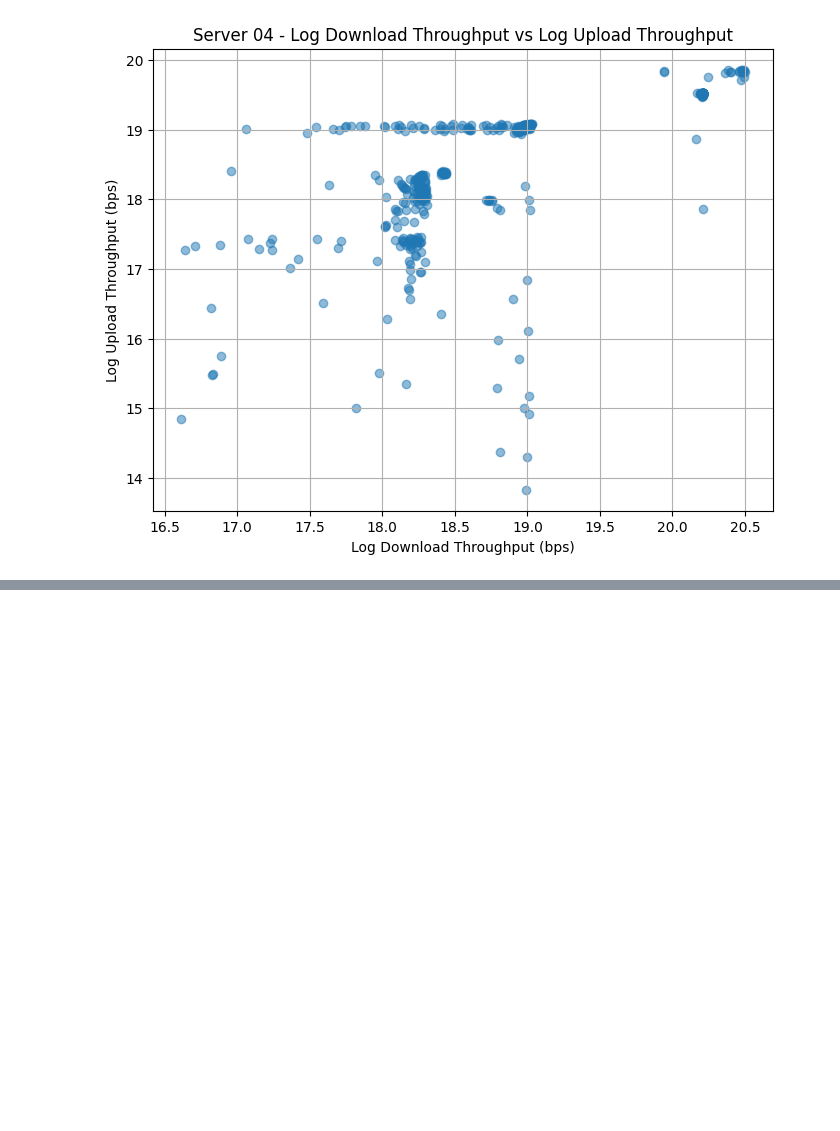
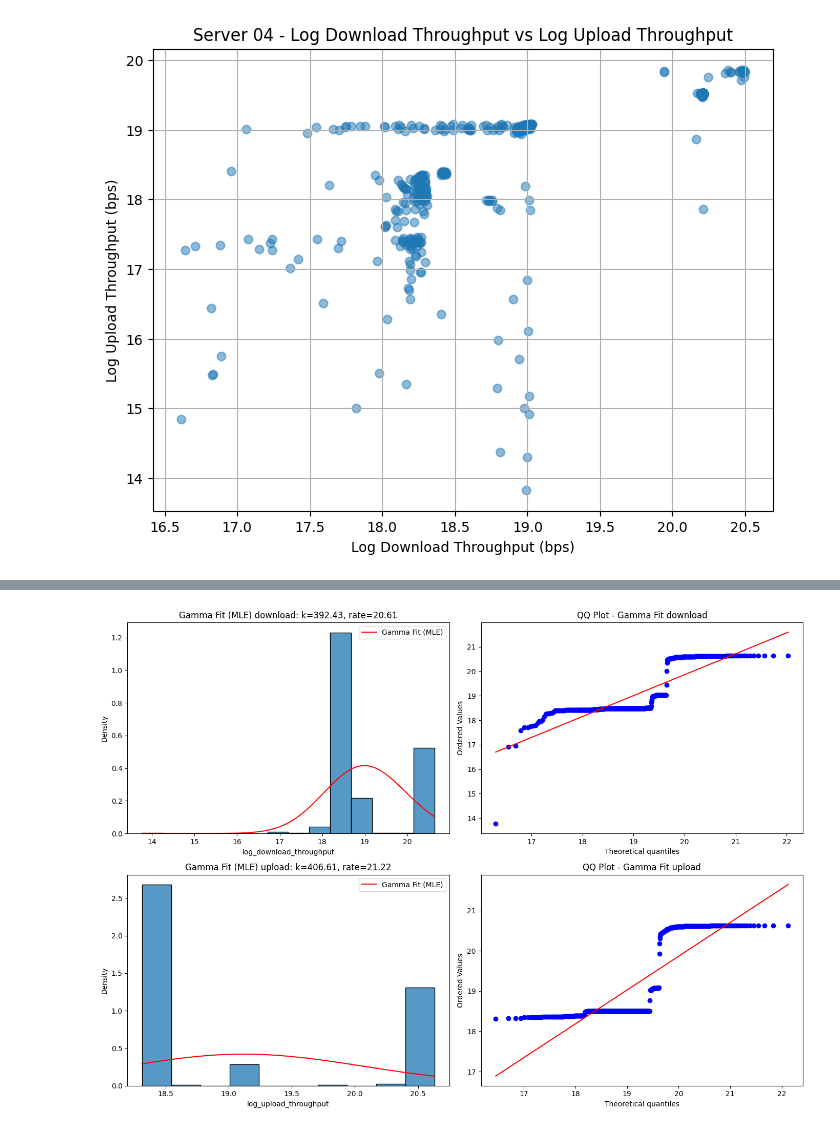
Before and after one commit to carloshenriquefbf/statistics-and-probabilistic-models, a Jupyter notebook: trab1.ipynb, the cells around one changed output, grey strips where cells are left out. Cells and saved outputs as stored; diff of their text form; code cells hidden in the pictures; blank space fills up the shorter version.

```diff
--- a/trab1.ipynb
+++ b/trab1.ipynb
@@ -381,0 +484,32 @@ plt.show()
+# %%
+fig, axes = plt.subplots(2, 2, figsize=(14, 10))
+
+data_download = client_05['log_download_throughput']
+shape_download, loc_download, scale_download, rate_download = plot_gamma_fit(
+    data_download, 'download', axes[0, 0], axes[0, 1]
+)
+
+data_upload = client_05['log_upload_throughput']
+shape_upload, loc_upload, scale_upload, rate_upload = plot_gamma_fit(
+    data_upload, 'upload', axes[1, 0], axes[1, 1]
+)
+
+# store parameters
+client_05_params["log_download_throughput"] = {
+    "shape_mle": shape_download,
+    "loc_mle": loc_download,
+    "scale_mle": scale_download,
+    "rate_mle": rate_download
+}
+
+client_05_params["log_upload_throughput"] = {
+    "shape_mle": shape_upload,
+    "loc_mle": loc_upload,
+    "scale_mle": scale_upload,
+    "rate_mle": rate_upload
+}
+
+plt.tight_layout()
+plt.show()
+# %% [output]
+[figure, added]
```
Also changed, not shown: parts of 11 cells of this notebook.
